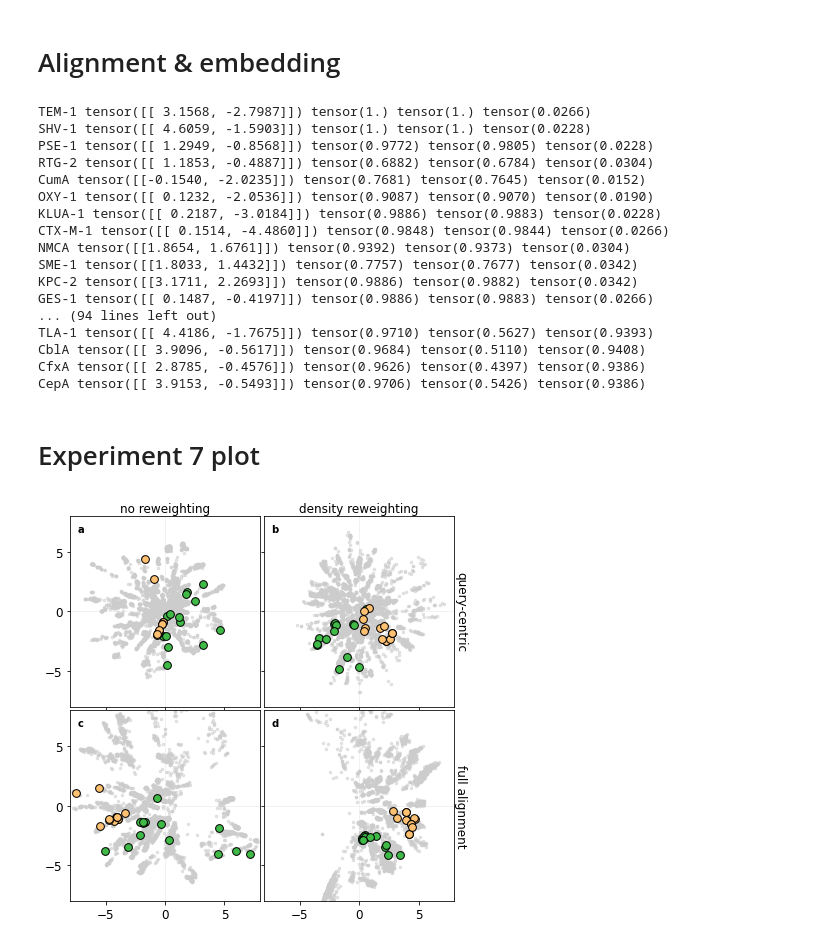
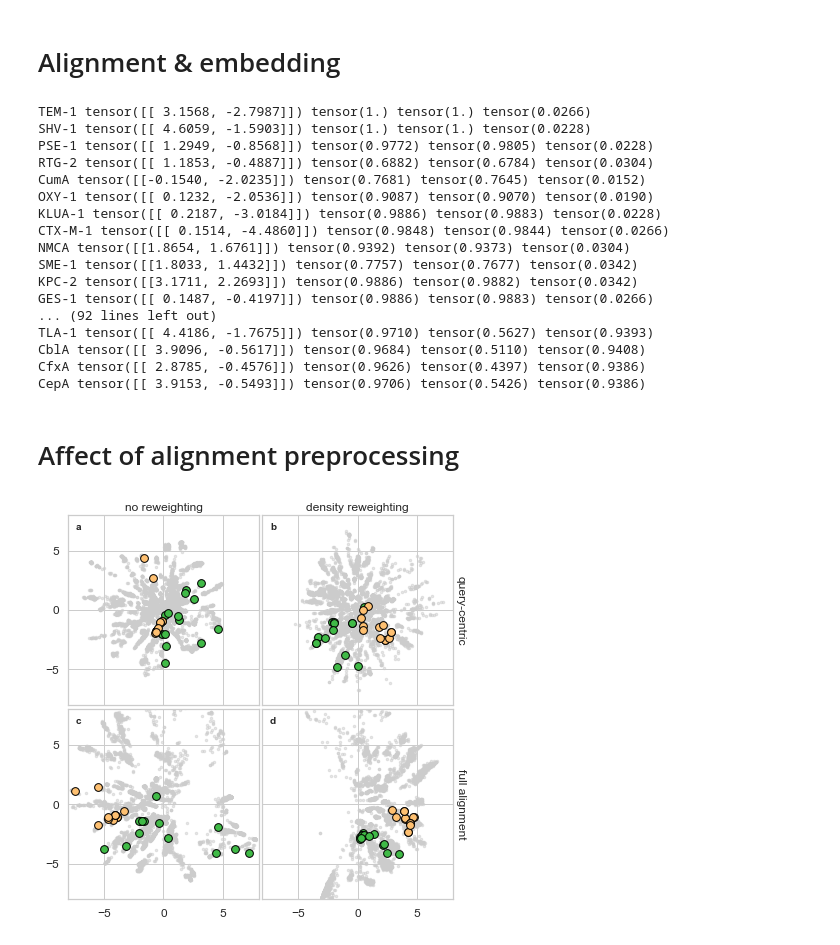
Before and after one commit to MachineLearningLifeScience/meaningful-protein-representations, a Jupyter notebook: exp7-8_data_preprocessing_and_geodesic_interpolation.ipynb, the cells around one changed output. Cells and saved outputs as stored; diff of their text form; code cells hidden in the pictures.

Commit message:
Publishable version of alignment preprocessing and interpolation code

```diff
--- a/exp7-8_data_preprocessing_and_geodesic_interpolation.ipynb
+++ b/exp7-8_data_preprocessing_and_geodesic_interpolation.ipynb
@@ -407,7 +405,7 @@ def align_to_vae(model, query, initial_x_dist, iterations=10, verbose=False):
 alignment_to_model = True    # We can align either to the model, or we can use pre-aligned sequences that were aligned using a multiple sequence alignment algorithm
 
 results = {}
-observables = ["z", "x_dist", "recon_acc", "recon_gapped_acc", "gap_fraction"]
+observables = ["z", "x_dist", "idx_map", "reconstruction acc.", "reconstruction acc. w. gaps", "gap fraction"]
 for observable in observables:
     results[observable] = []
 
@@ -439,6 +437,7 @@ for model,aln_idx in zip(models, [0,0,1,1]):
                 query_tensor = torch.from_numpy(np.array([aa1_to_index[aa] for aa in str(query).upper()])).unsqueeze(0)
                 z = model.embedding(query_tensor.long().to(model._device)).detach().cpu().numpy()
                 x_dist = model.decode(z, as_probs=True).detach().cpu().squeeze().permute(1,0).numpy()
+                idx_map = None
 
             recon_gapped_acc = (x_dist.argmax(dim=-1) == query).float().mean()
             recon_acc = (x_dist.argmax(dim=-1) == query)[query!=aa1_to_index['-']].float().mean()
@@ -446,7 +445,7 @@ for model,aln_idx in zip(models, [0,0,1,1]):
 
             print(query_name, z, recon_gapped_acc, recon_acc, gap_fraction)
 
-            values = [z, x_dist, recon_acc, recon_gapped_acc, gap_fraction]
+            values = [z, x_dist, idx_map, recon_acc, recon_gapped_acc, gap_fraction]
             for idx, observable in enumerate(observables):
                 results[observable][-1][blat_class].append(values[idx])
 
@@ -465,14 +464,19 @@ NMCA tensor([[1.8654, 1.6761]]) tensor(0.9392) tensor(0.9373) tensor(0.0304)
 SME-1 tensor([[1.8033, 1.4432]]) tensor(0.7757) tensor(0.7677) tensor(0.0342)
 KPC-2 tensor([[3.1711, 2.2693]]) tensor(0.9886) tensor(0.9882) tensor(0.0342)
 GES-1 tensor([[ 0.1487, -0.4197]]) tensor(0.9886) tensor(0.9883) tensor(0.0266)
-... (94 lines left out)
+... (92 lines left out)
 TLA-1 tensor([[ 4.4186, -1.7675]]) tensor(0.9710) tensor(0.5627) tensor(0.9393)
 CblA tensor([[ 3.9096, -0.5617]]) tensor(0.9684) tensor(0.5110) tensor(0.9408)
 CfxA tensor([[ 2.8785, -0.4576]]) tensor(0.9626) tensor(0.4397) tensor(0.9386)
 CepA tensor([[ 3.9153, -0.5493]]) tensor(0.9706) tensor(0.5426) tensor(0.9386)
-# %% [markdown]
-# Experiment 7 plot
+# %% [markdown]
+# Affect of alignment preprocessing
 # %%
+import seaborn as sns
+sns.reset_orig()
+import pandas as pd
+sns.set_theme(style="whitegrid")
+
 import matplotlib.pyplot as plt
 
 titles = ["query-centric","full alignment","no reweighting","density reweighting"]
@@ -496,32 +500,32 @@ green = np.array([.25, .73, .28])
 yellow = np.array([254,192,113])/255.0
 purple = [.42, .16, .42]
 
 for k, model in enumerate(models):
 
     i = k//2
     j = k%2
 
     embedded = embeddings[k]
     a1_zs = results['z'][k]['A1']
     a2_zs = results['z'][k]['A2']
 
     ax[i,j].axvline(x=0, color='0.95', zorder=0, lw=1)
     ax[i,j].axhline(y=0, color='0.95', zorder=0, lw=1)
     ax[i,j].plot(embedded[:,0],
                embedded[:,1],
                '.', color='0.8', markersize=5, alpha=0.5, zorder=1)
     ax[i,j].scatter(a1_zs[:,0], a1_zs[:,1], color=green, s=60, zorder=2, edgecolors='black', alpha=1.0)
     ax[i,j].scatter(a2_zs[:,0], a2_zs[:,1], color=yellow, s=60, zorder=2, edgecolors='black', alpha=1.0)
     ax[i,j].set_xticks([])
     ax[i,j].set_yticks([])
     ax[i,j].set_xticks([-5, 0, 5])
     ax[i,j].set_yticks([-5, 0, 5])
     ax[i,j].set_xlim([-8,8])
     ax[i,j].set_ylim([-8,8])
     ax[i,j].set(aspect='equal')
     ax[i,j].tick_params(axis='both', which='major', labelsize=12)
     ax[i,j].text(0.04, 0.96, labels[k], transform=ax[i,j].transAxes, fontweight='bold', fontsize=10, verticalalignment='top')
 
-plt.savefig('embeddings.svg')
+plt.savefig('embeddings.pdf')
 # %% [output]
-[figure, old version]
+[figure, new version]
```
Also changed, not shown: parts of 17 cells of this notebook, 1 other file.
